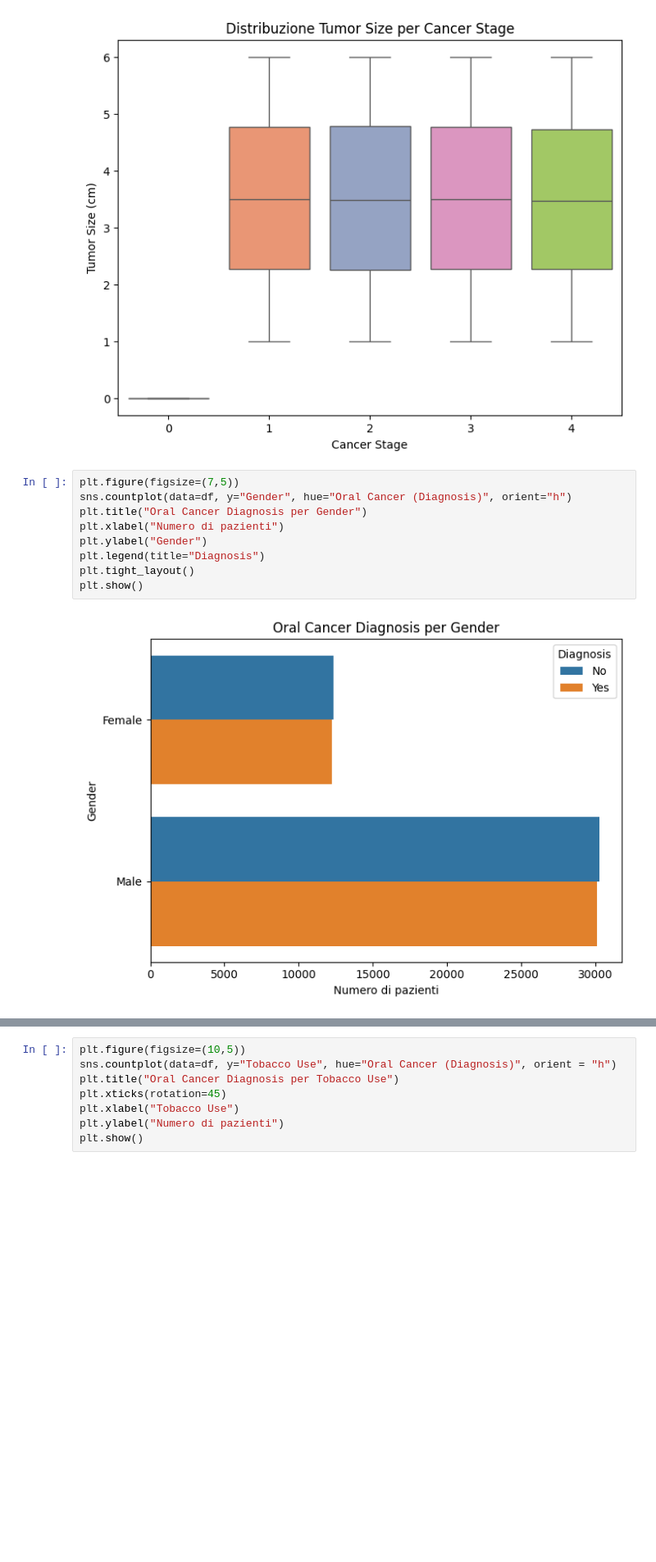
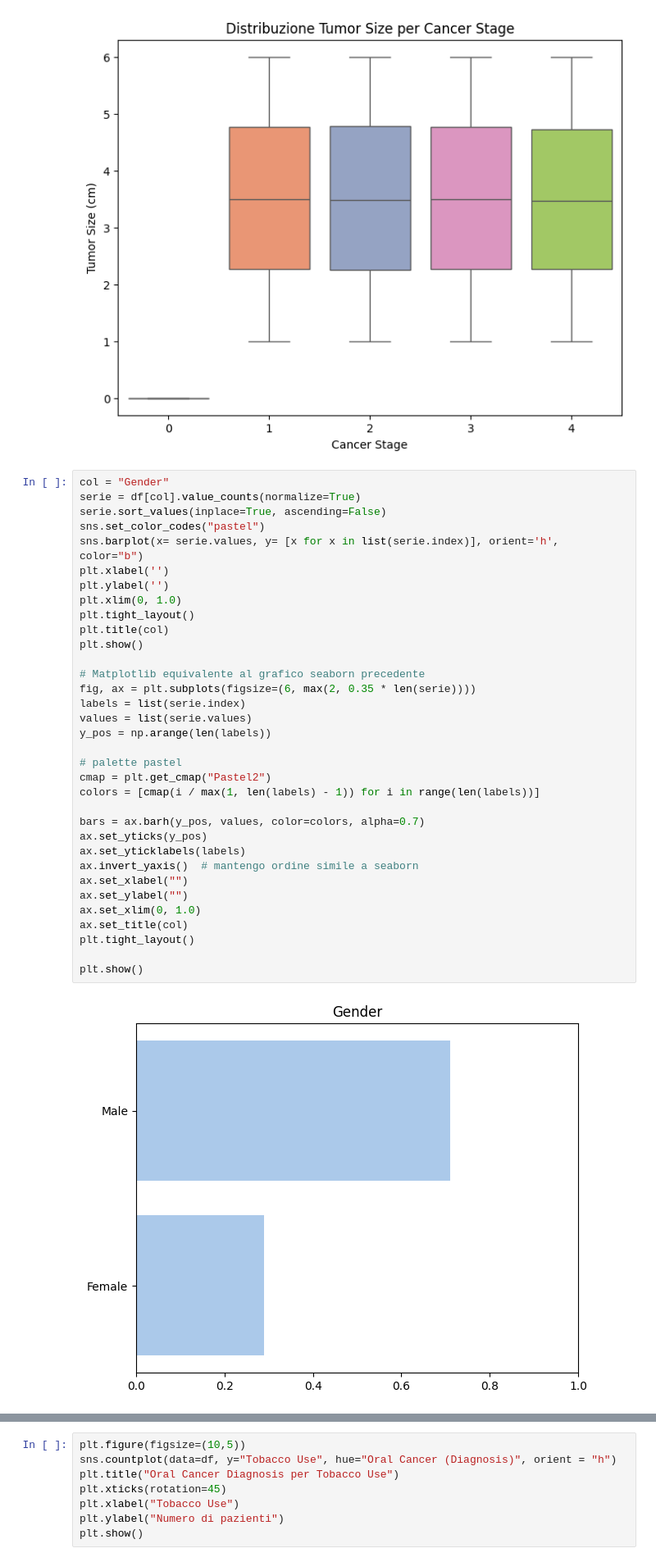
Before and after one commit to andreeriga/Scientific-Visualization-Magistrale, a Jupyter notebook: notebooks/oral.ipynb, the cells around one changed output, grey strips where cells are left out. Shown at 82% size. Saved outputs shown, nothing was run; the diff lists cells and outputs as text; blank space fills up the shorter version.

```diff
--- a/notebooks/oral.ipynb
+++ b/notebooks/oral.ipynb
@@ -35,13 +53,38 @@ Passing `palette` without assigning `hue` is deprecated and will be removed in v
   sns.boxplot(data=df, x="Cancer Stage", y="Tumor Size (cm)", palette="Set2")
 [figure]
 # %%
-plt.figure(figsize=(7,5))
-sns.countplot(data=df, y="Gender", hue="Oral Cancer (Diagnosis)", orient="h")
-plt.title("Oral Cancer Diagnosis per Gender")
-plt.xlabel("Numero di pazienti")
-plt.ylabel("Gender")
-plt.legend(title="Diagnosis")
+col = "Gender"
+serie = df[col].value_counts(normalize=True)
+serie.sort_values(inplace=True, ascending=False)
+sns.set_color_codes("pastel")
+sns.barplot(x= serie.values, y= [x for x in list(serie.index)], orient='h', color="b")
+plt.xlabel('')
+plt.ylabel('')
+plt.xlim(0, 1.0)
 plt.tight_layout()
+plt.title(col)
 plt.show()
+
+# Matplotlib equivalente al grafico seaborn precedente
+fig, ax = plt.subplots(figsize=(6, max(2, 0.35 * len(serie))))
+labels = list(serie.index)
+values = list(serie.values)
+y_pos = np.arange(len(labels))
+
+# palette pastel
+cmap = plt.get_cmap("Pastel2")
+colors = [cmap(i / max(1, len(labels) - 1)) for i in range(len(labels))]
+
+bars = ax.barh(y_pos, values, color=colors, alpha=0.7)
+ax.set_yticks(y_pos)
+ax.set_yticklabels(labels)
+ax.invert_yaxis()  # mantengo ordine simile a seaborn
+ax.set_xlabel("")
+ax.set_ylabel("")
+ax.set_xlim(0, 1.0)
+ax.set_title(col)
+plt.tight_layout()
+
+plt.show()
 # %% [output]
-[figure, old version]
+[figure, new version]
```
Also changed, not shown: parts of 3 cells of this notebook, 1 other file.
